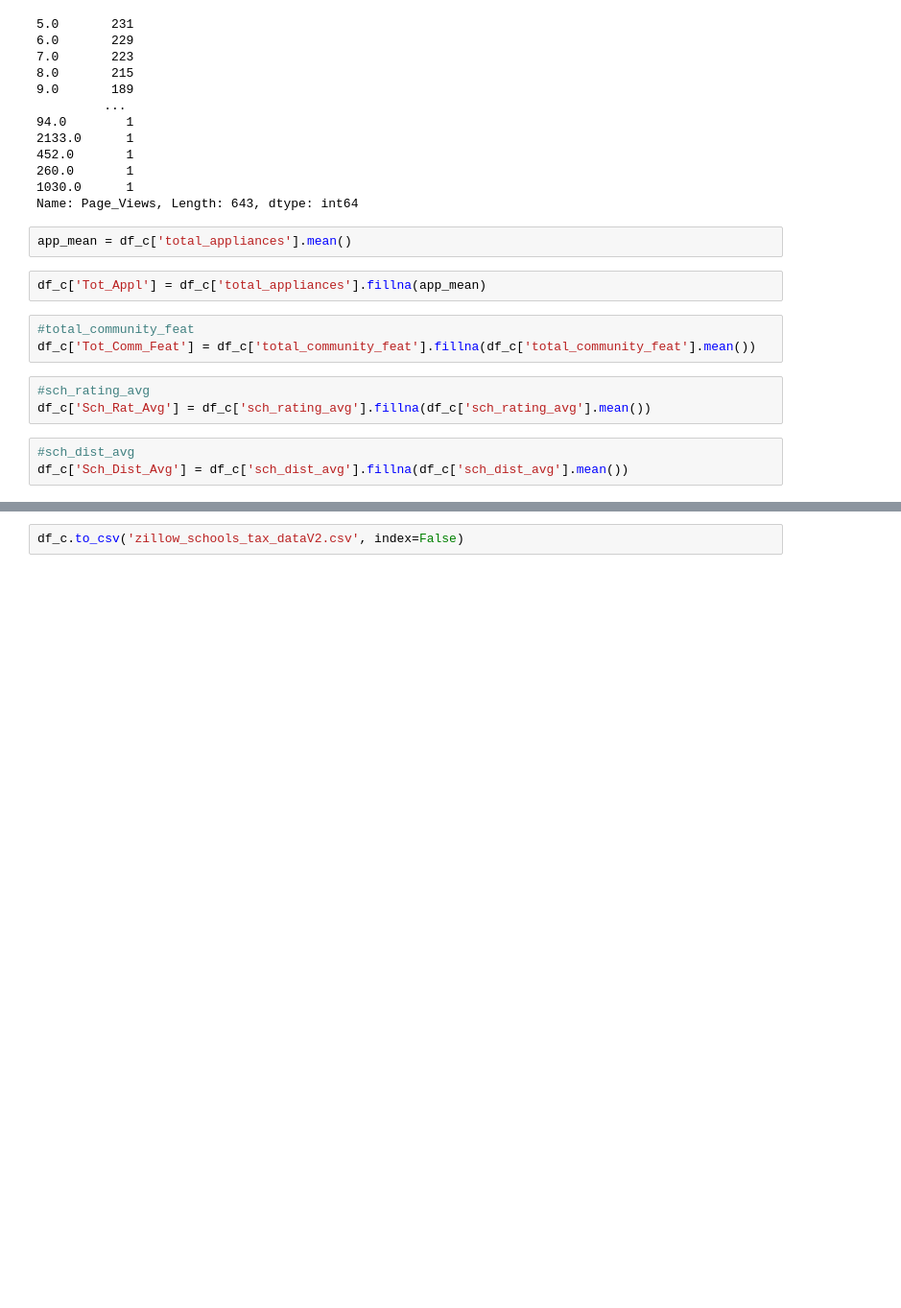
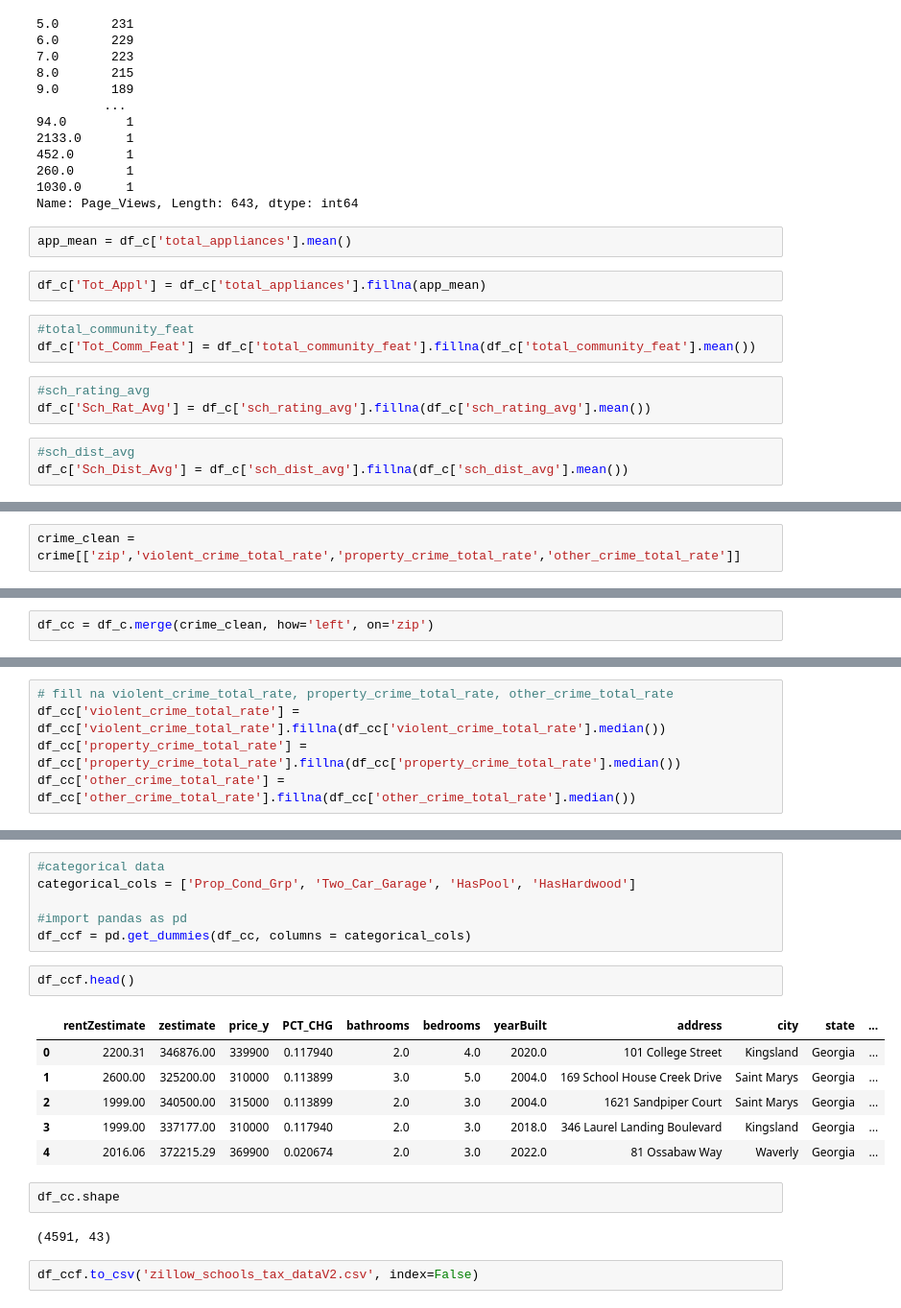
Before and after one commit to nsharma73/capstone_haystack, a Jupyter notebook: Step 3 - Data Augmentation.ipynb, the cells around one changed output, grey strips where cells are left out. Shown at 96% size. Drawn from its saved outputs; the diff is of its cells as text; blank space fills up the shorter version.

```diff
--- a/Step 3 - Data Augmentation.ipynb
+++ b/Step 3 - Data Augmentation.ipynb
@@ -1682,0 +1782,2 @@ dtype: int64
+# %%
+crime_clean = crime[['zip','violent_crime_total_rate','property_crime_total_rate','other_crime_total_rate']]
@@ -1682,0 +1797,2 @@ dtype: int64
+# %%
+df_cc = df_c.merge(crime_clean, how='left', on='zip')
@@ -1682,0 +1814,5 @@ dtype: int64
+# %%
+# fill na violent_crime_total_rate, property_crime_total_rate, other_crime_total_rate
+df_cc['violent_crime_total_rate'] = df_cc['violent_crime_total_rate'].fillna(df_cc['violent_crime_total_rate'].median())
+df_cc['property_crime_total_rate'] = df_cc['property_crime_total_rate'].fillna(df_cc['property_crime_total_rate'].median())
+df_cc['other_crime_total_rate'] = df_cc['other_crime_total_rate'].fillna(df_cc['other_crime_total_rate'].median())
@@ -1683,2 +1849,21 @@ dtype: int64
+# %%
+#categorical data
+categorical_cols = ['Prop_Cond_Grp', 'Two_Car_Garage', 'HasPool', 'HasHardwood']
+
+#import pandas as pd
+df_ccf = pd.get_dummies(df_cc, columns = categorical_cols)
+# %%
+df_ccf.head()
+# %% [output]
+|  | rentZestimate | zestimate | price_y | PCT_CHG | bathrooms | bedrooms | yearBuilt | address | city | state | ... |
+| 0 | 2200.31 | 346876.00 | 339900 | 0.117940 | 2.0 | 4.0 | 2020.0 | 101 College Street | Kingsland | Georgia | ... |
+| 1 | 2600.00 | 325200.00 | 310000 | 0.113899 | 3.0 | 5.0 | 2004.0 | 169 School House Creek Drive | Saint Marys | Georgia | ... |
+| 2 | 1999.00 | 340500.00 | 315000 | 0.113899 | 2.0 | 3.0 | 2004.0 | 1621 Sandpiper Court | Saint Marys | Georgia | ... |
+| 3 | 1999.00 | 337177.00 | 310000 | 0.117940 | 2.0 | 3.0 | 2018.0 | 346 Laurel Landing Boulevard | Kingsland | Georgia | ... |
+| 4 | 2016.06 | 372215.29 | 369900 | 0.020674 | 2.0 | 3.0 | 2022.0 | 81 Ossabaw Way | Waverly | Georgia | ... |
+# %%
+df_cc.shape
+# %% [output]
+(4591, 43)
 # %%
-df_c.to_csv('zillow_schools_tax_dataV2.csv', index=False)
+df_ccf.to_csv('zillow_schools_tax_dataV2.csv', index=False)
```
Also changed, not shown: parts of 51 cells of this notebook.
